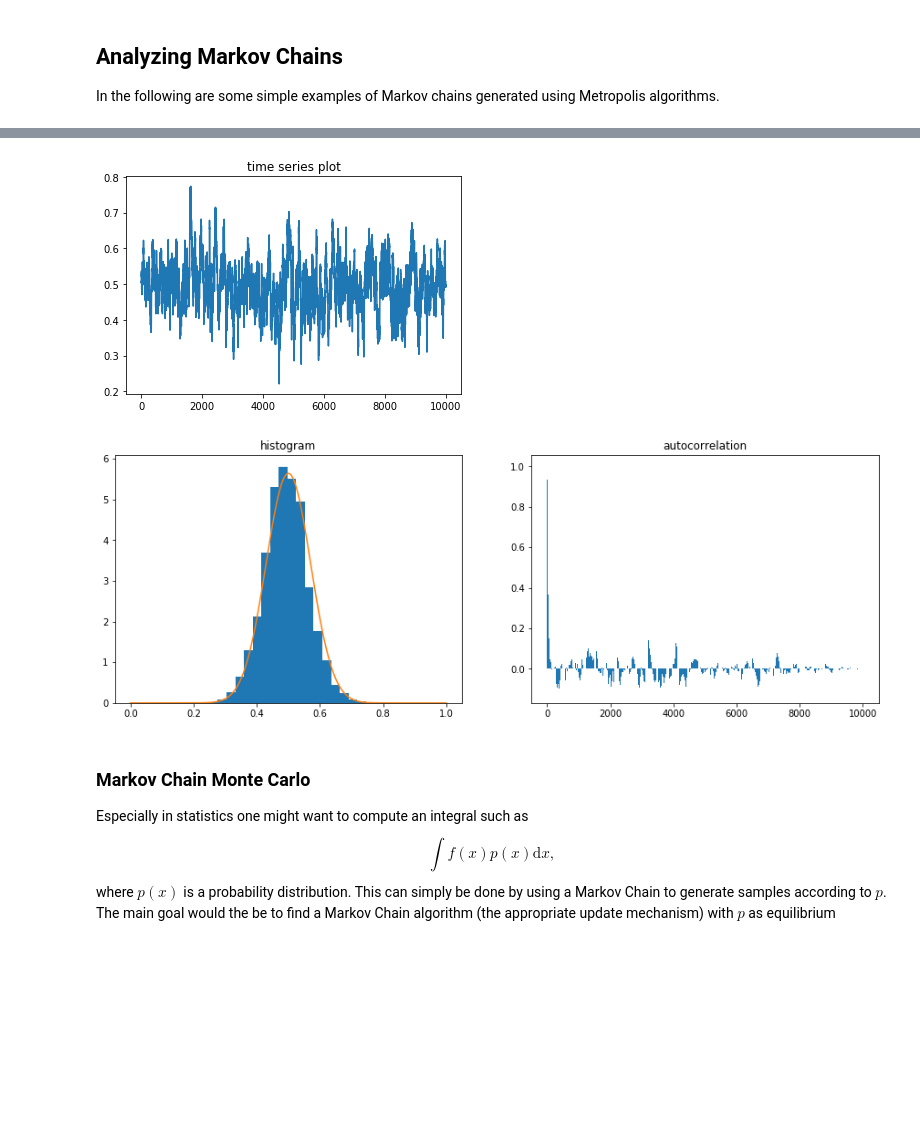
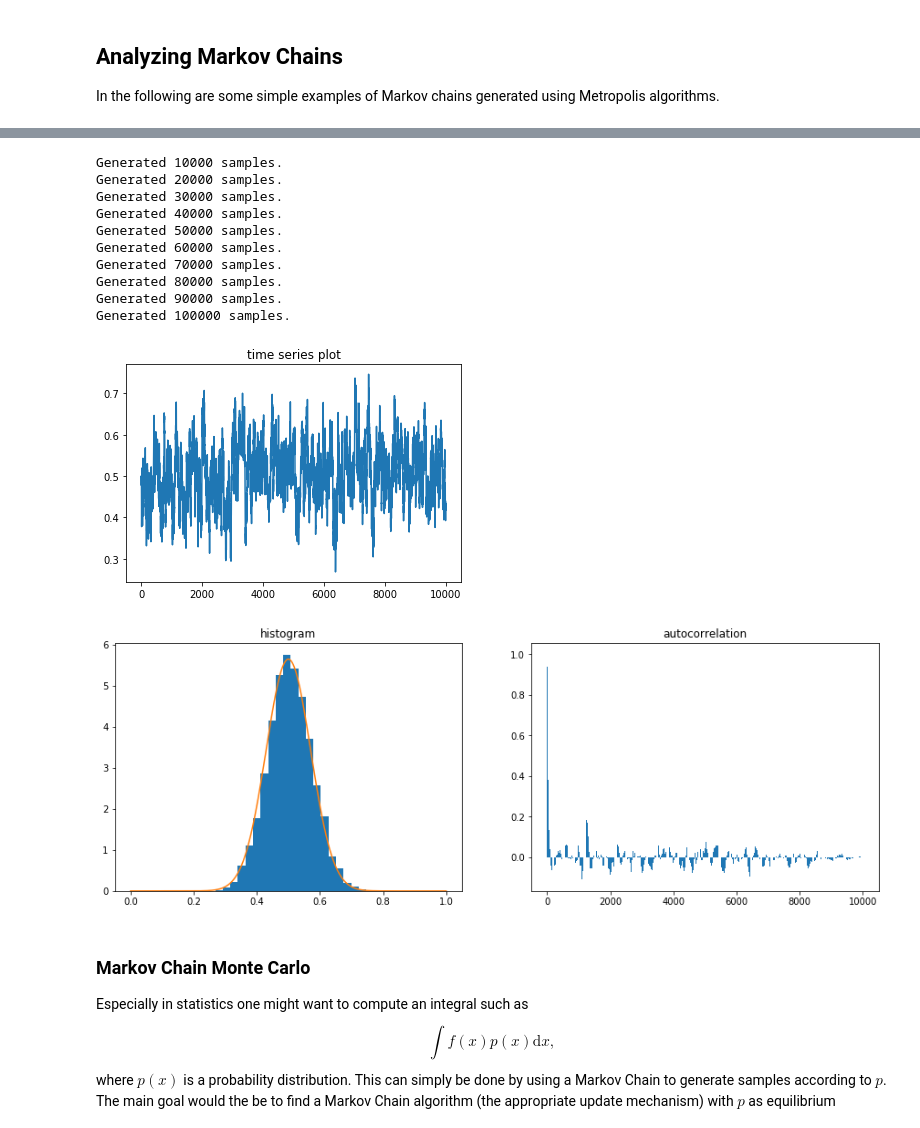
Before and after one commit to mathisgerdes/hep-monte-carlo, a Jupyter notebook: monte_carlo.ipynb, the cells around one changed output, grey strips where cells are left out. Saved outputs shown, nothing was run; the diff lists cells and outputs as text; code cells hidden in the pictures; blank space fills up the shorter version.

```diff
--- a/monte_carlo.ipynb
+++ b/monte_carlo.ipynb
@@ -727,33 +745,44 @@ plt.show()
 # %%
 # example: local proposal and uniform pdf metropolis, proposal area 1/5th as large, now 10 times as many samples, subsample
 delta = .02
 proposal_generator = lambda s: min(max(0, s-delta/2), 1-delta) + np.random.rand()*delta
 proposal_pdf = lambda x, y: 1/delta
-metrop_gauss02 = MetropolisSampler(.5, pdf, proposal_pdf=proposal_pdf, proposal=proposal_generator)
+metrop_gauss02 = MetropolisUpdate(1, pdf, proposal_pdf=proposal_pdf, proposal=proposal_generator)
+metrop_gauss02.init_sampler(.5)
 
-r = metrop_gauss02(100000)[::10]
+r = metrop_gauss02.sample(100000, log=10000)[::10]
 plt.title("time series plot")
 plt.plot(r)
 plt.show()
 
 plt.figure(figsize=(15, 5))
 
 # plot histogram
 plt.subplot(121)
 plt.title("histogram")
 _ = plt.hist(r, bins=20, normed=True)
 x = np.linspace(0, 1, 1000)
 plt.plot(x, pdf(x)/norm)
 
 # plot autocorrelation
 plt.subplot(122)
 plt.title("autocorrelation")
 acov = auto_corr(r)
 plt.bar(np.arange(len(acov)), acov)
 plt.show()
 # %% [output]
+Generated 10000 samples.
+Generated 20000 samples.
+Generated 30000 samples.
+Generated 40000 samples.
+Generated 50000 samples.
+Generated 60000 samples.
+Generated 70000 samples.
+Generated 80000 samples.
+Generated 90000 samples.
+Generated 100000 samples.
-[figure, old version]
+[figure, new version]
-[figure, old version]
+[figure, new version]
 # %% [markdown]
 ### Markov Chain Monte Carlo
 Especially in statistics one might want to compute an integral such as
```
Also changed, not shown: parts of 17 cells of this notebook, 6 other files.
